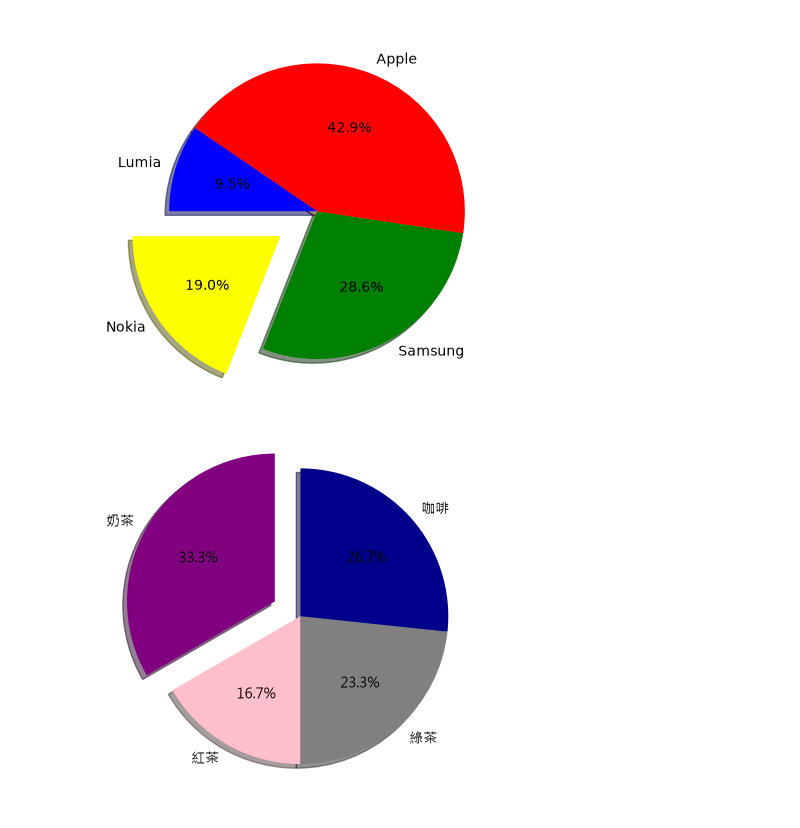
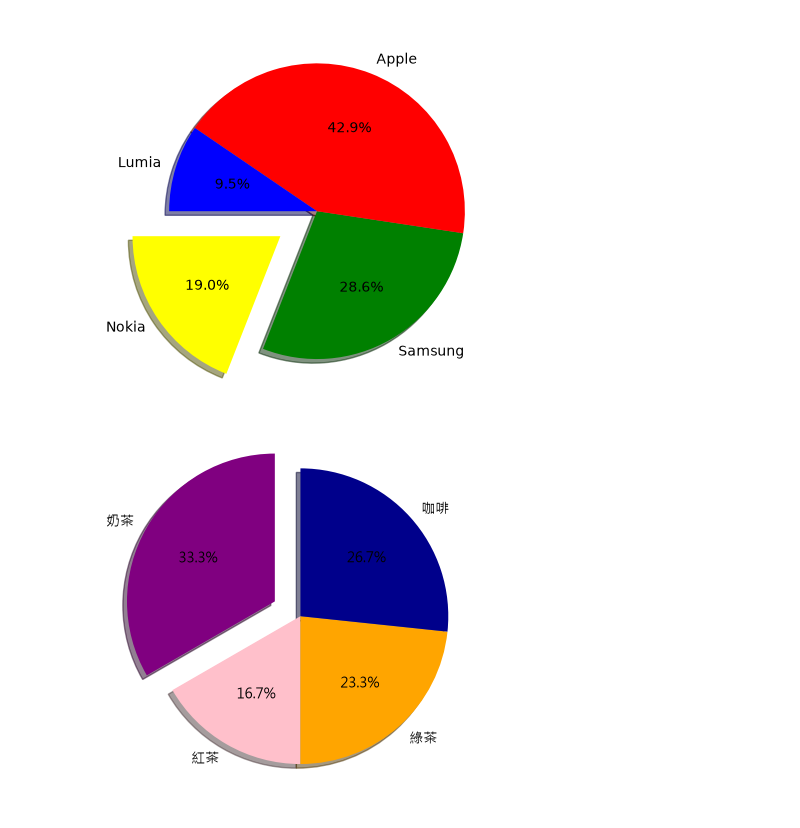
Before and after one commit to yvonne0158-hub/Pythonclass, a Jupyter notebook: 0627/lesson2.ipynb, the cells around one changed output. Cells and saved outputs as stored; diff of their text form; code cells hidden in the pictures.

```diff
--- a/0627/lesson2.ipynb
+++ b/0627/lesson2.ipynb
@@ -47,26 +47,26 @@ plt.show()
 # %%
 import matplotlib.pyplot as plt
 import matplotlib.font_manager as fm
 
 # 若要顯示中文標籤，將字型設定為系統中文字型
 font_path = r"C:\Windows\Fonts\msjh.ttc"
 font_prop = fm.FontProperties(fname=font_path)
 plt.rcParams['font.family'] = font_prop.get_name()
 plt.rcParams['axes.unicode_minus'] = False
 
 labels = ["奶茶", "紅茶", "綠茶", "咖啡"] #奶茶、紅茶、綠茶、咖啡
 values = [50, 25, 35, 40] #50、25、35、40
-colors = ['purple', 'pink', 'gray', 'darkblue']
+colors = ['purple', 'pink', 'orange', 'darkblue']
 
 figure = plt.figure()
 axes = figure.add_subplot()
 axes.pie(values, #每個扇區的數值資料（list / array）
          labels=labels, #每個扇區的標籤文字
          colors=colors, #每個扇區的自訂顏色
          explode=[0.2, 0, 0, 0], #將第一個扇區「拉出」0.2 倍半徑距離，用來強調某個區塊
          shadow=True, #	在圓餅圖後方加上陰影，增加立體感
-         autopct="%1.1f%%", #在扇區內部顯示百分比，格式為整數 2 位、小數 1 位（如 12.3%）
-         startangle=90) #	第一個扇區的起始角度（度），180° 表示從正左方開始逆時針繪製（0° 為正右方）
+         autopct="%1.1f%%", #在扇區內部顯示百分比，格式為整數 1 位、小數 1 位
+         startangle=90) #	第一個扇區的起始角度（度），90° 表示從正左方開始逆時針繪製（0° 為正右方）
 plt.show()
 # %% [output]
-[figure, old version]
+[figure, new version]
```
Also changed, not shown: 5 other files.
